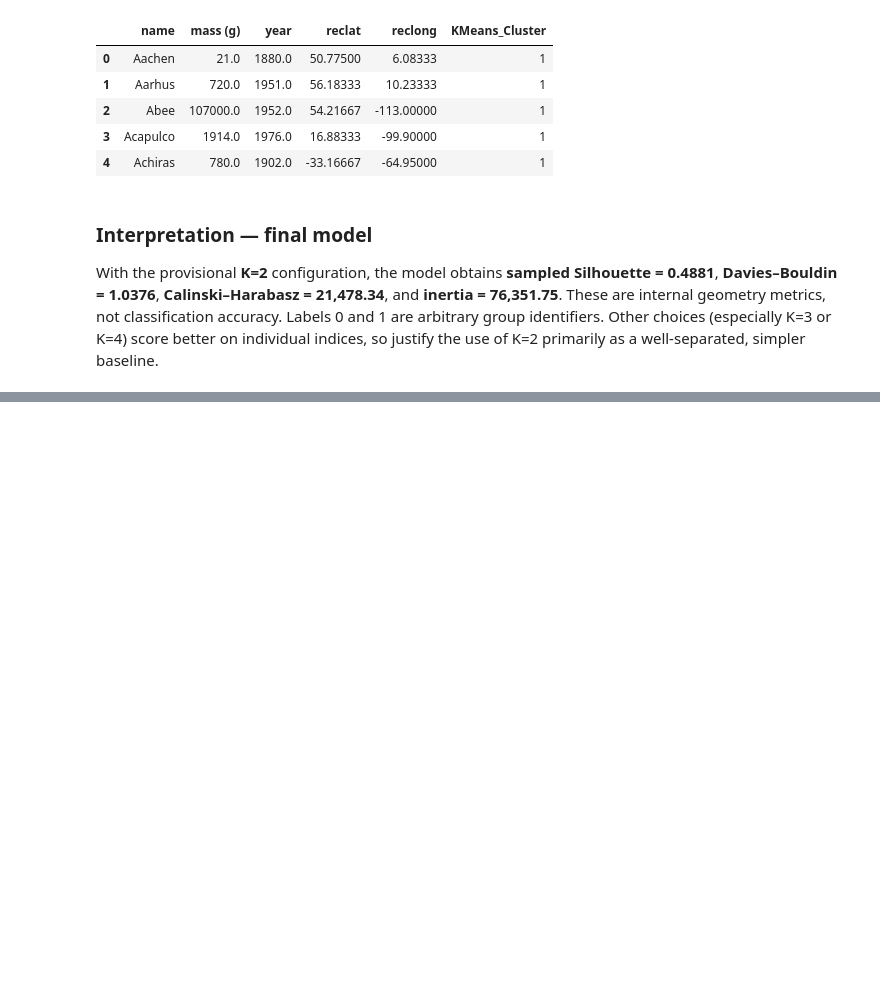
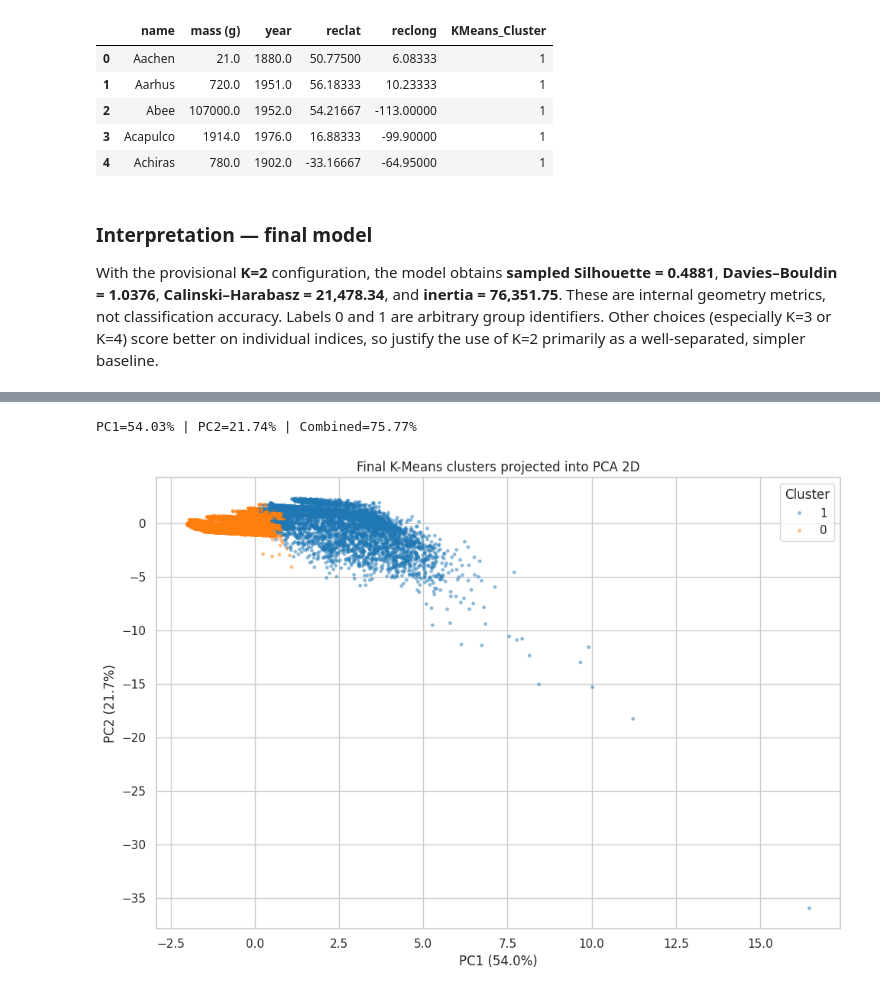
Before and after one commit to manaswiniyoshitha2006-netizen/ML-Evaluation, a Jupyter notebook: notebooks/clustering.ipynb, the cells around one changed output, grey strips where cells are left out. Saved outputs shown, nothing was run; the diff lists cells and outputs as text; code cells hidden in the pictures; blank space fills up the shorter version.

Commit message:
visualize final clusters using PCA

```diff
--- a/notebooks/clustering.ipynb
+++ b/notebooks/clustering.ipynb
@@ -1788,0 +1793,14 @@ With the provisional **K=2** configuration, the model obtains **sampled Silhouet
+# %%
+pca = PCA(n_components=2)
+X_pca = pca.fit_transform(X_scaled)
+pca_df = pd.DataFrame({"PC1":X_pca[:,0],"PC2":X_pca[:,1],"Cluster":kmeans_labels.astype(str)})
+explained_variance = pca.explained_variance_ratio_
+print(f"PC1={explained_variance[0]:.2%} | PC2={explained_variance[1]:.2%} | Combined={explained_variance.sum():.2%}")
+plt.figure(figsize=(10,7))
+sns.scatterplot(data=pca_df,x="PC1",y="PC2",hue="Cluster",palette="tab10",s=12,alpha=.5,linewidth=0)
+plt.title("Final K-Means clusters projected into PCA 2D")
+plt.xlabel(f"PC1 ({explained_variance[0]:.1%})");plt.ylabel(f"PC2 ({explained_variance[1]:.1%})")
+plt.tight_layout();plt.show()
+# %% [output]
+PC1=54.03% | PC2=21.74% | Combined=75.77%
+[figure, added]
```
Also changed, not shown: parts of 2 cells of this notebook.
